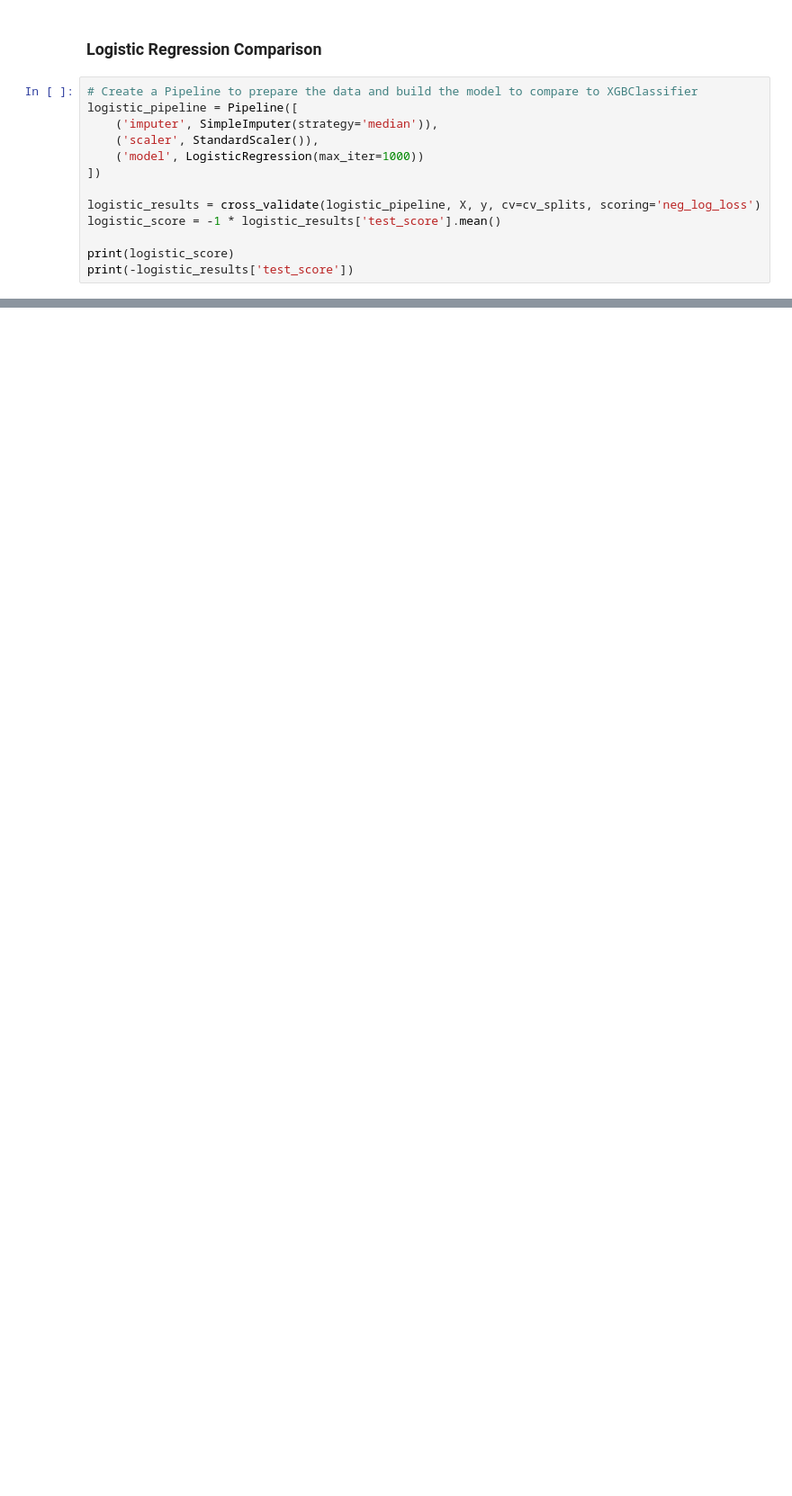
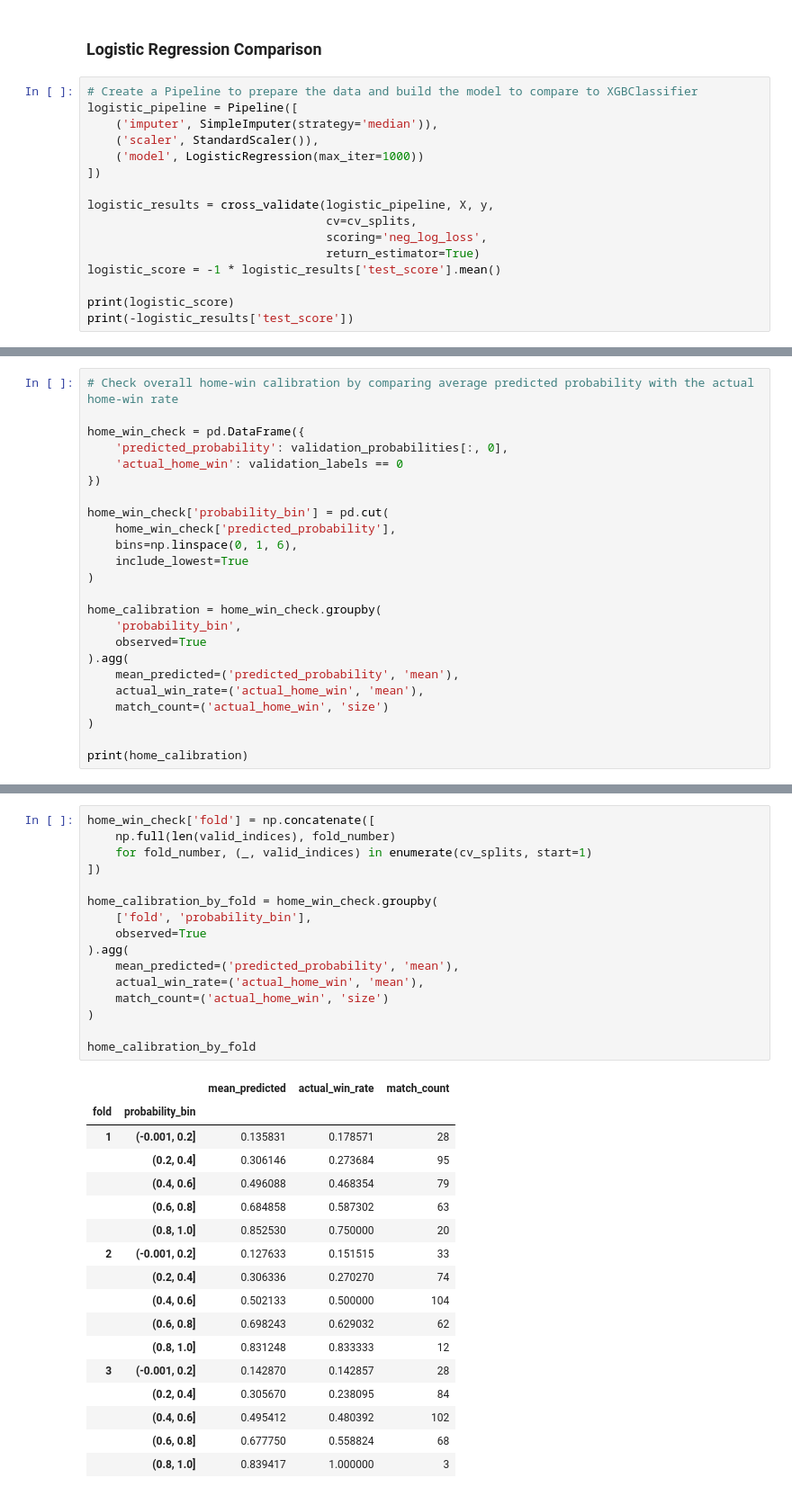
Before and after one commit to Pyrokinetic3/soccer-predictor, a Jupyter notebook: exploration.ipynb, the cells around one changed output, grey strips where cells are left out. Shown at 90% size. Drawn from its saved outputs; the diff is of its cells as text; blank space fills up the shorter version.

Commit message:
Inspected validation probability calibration for all match outcomes

```diff
--- a/exploration.ipynb
+++ b/exploration.ipynb
@@ -448,7 +448,10 @@ logistic_pipeline = Pipeline([
     ('model', LogisticRegression(max_iter=1000))
 ])
 
-logistic_results = cross_validate(logistic_pipeline, X, y, cv=cv_splits, scoring='neg_log_loss')
+logistic_results = cross_validate(logistic_pipeline, X, y,
+                                  cv=cv_splits,
+                                  scoring='neg_log_loss',
+                                  return_estimator=True)
 logistic_score = -1 * logistic_results['test_score'].mean()
 
 print(logistic_score)
@@ -458,0 +504,24 @@ print(-logistic_results['test_score'])
+# %%
+# Check overall home-win calibration by comparing average predicted probability with the actual home-win rate
+
+home_win_check = pd.DataFrame({
+    'predicted_probability': validation_probabilities[:, 0],
+    'actual_home_win': validation_labels == 0
+})
+
+home_win_check['probability_bin'] = pd.cut(
+    home_win_check['predicted_probability'],
+    bins=np.linspace(0, 1, 6),
+    include_lowest=True
+)
+
+home_calibration = home_win_check.groupby(
+    'probability_bin',
+    observed=True
+).agg(
+    mean_predicted=('predicted_probability', 'mean'),
+    actual_win_rate=('actual_home_win', 'mean'),
+    match_count=('actual_home_win', 'size')
+)
+
+print(home_calibration)
@@ -458,0 +599,34 @@ print(-logistic_results['test_score'])
+# %%
+home_win_check['fold'] = np.concatenate([
+    np.full(len(valid_indices), fold_number)
+    for fold_number, (_, valid_indices) in enumerate(cv_splits, start=1)
+])
+
+home_calibration_by_fold = home_win_check.groupby(
+    ['fold', 'probability_bin'],
+    observed=True
+).agg(
+    mean_predicted=('predicted_probability', 'mean'),
+    actual_win_rate=('actual_home_win', 'mean'),
+    match_count=('actual_home_win', 'size')
+)
+
+home_calibration_by_fold
+# %% [output]
+|  |  | mean_predicted | actual_win_rate | match_count |
+| fold | probability_bin |  |  |  |
+| 1 | (-0.001, 0.2] | 0.135831 | 0.178571 | 28 |
+|  | (0.2, 0.4] | 0.306146 | 0.273684 | 95 |
+|  | (0.4, 0.6] | 0.496088 | 0.468354 | 79 |
+|  | (0.6, 0.8] | 0.684858 | 0.587302 | 63 |
+|  | (0.8, 1.0] | 0.852530 | 0.750000 | 20 |
+| 2 | (-0.001, 0.2] | 0.127633 | 0.151515 | 33 |
+|  | (0.2, 0.4] | 0.306336 | 0.270270 | 74 |
+|  | (0.4, 0.6] | 0.502133 | 0.500000 | 104 |
+|  | (0.6, 0.8] | 0.698243 | 0.629032 | 62 |
+|  | (0.8, 1.0] | 0.831248 | 0.833333 | 12 |
+| 3 | (-0.001, 0.2] | 0.142870 | 0.142857 | 28 |
+|  | (0.2, 0.4] | 0.305670 | 0.238095 | 84 |
+|  | (0.4, 0.6] | 0.495412 | 0.480392 | 102 |
+|  | (0.6, 0.8] | 0.677750 | 0.558824 | 68 |
+|  | (0.8, 1.0] | 0.839417 | 1.000000 | 3 |
```
Also changed, not shown: parts of 8 cells of this notebook.
